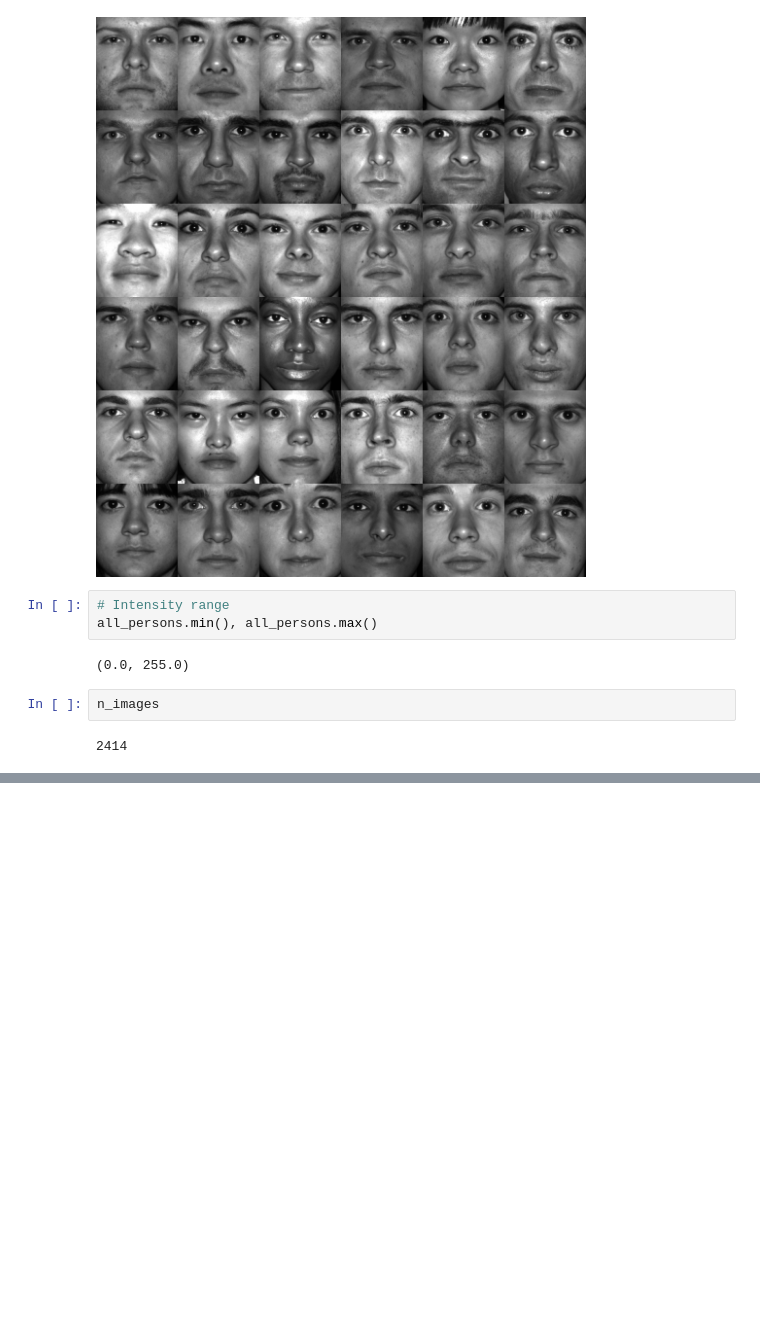
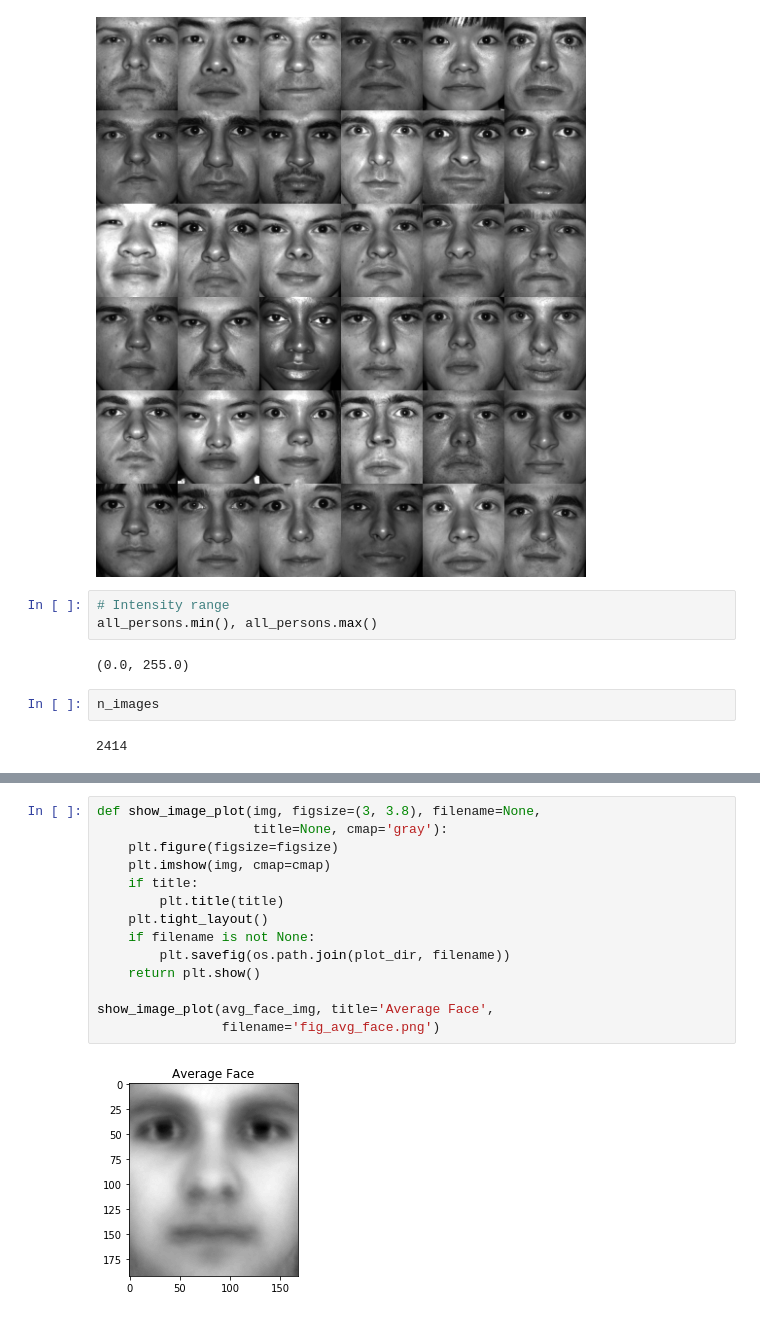
Before and after one commit to billtubbs/mech-575, a Jupyter notebook: Chapter-1-eigenfaces-example.ipynb, the cells around one changed output, grey strips where cells are left out. Saved outputs shown, nothing was run; the diff lists cells and outputs as text; blank space fills up the shorter version.

```diff
--- a/Chapter-1-eigenfaces-example.ipynb
+++ b/Chapter-1-eigenfaces-example.ipynb
@@ -197,0 +225,16 @@ X matrix size: (32256, 2414)
+# %%
+def show_image_plot(img, figsize=(3, 3.8), filename=None,
+                    title=None, cmap='gray'):
+    plt.figure(figsize=figsize)
+    plt.imshow(img, cmap=cmap)
+    if title:
+        plt.title(title)
+    plt.tight_layout()
+    if filename is not None:
+        plt.savefig(os.path.join(plot_dir, filename))
+    return plt.show()
+
+show_image_plot(avg_face_img, title='Average Face',
+                filename='fig_avg_face.png')
+# %% [output]
+[figure, added]
```
Also changed, not shown: parts of 29 cells of this notebook.
